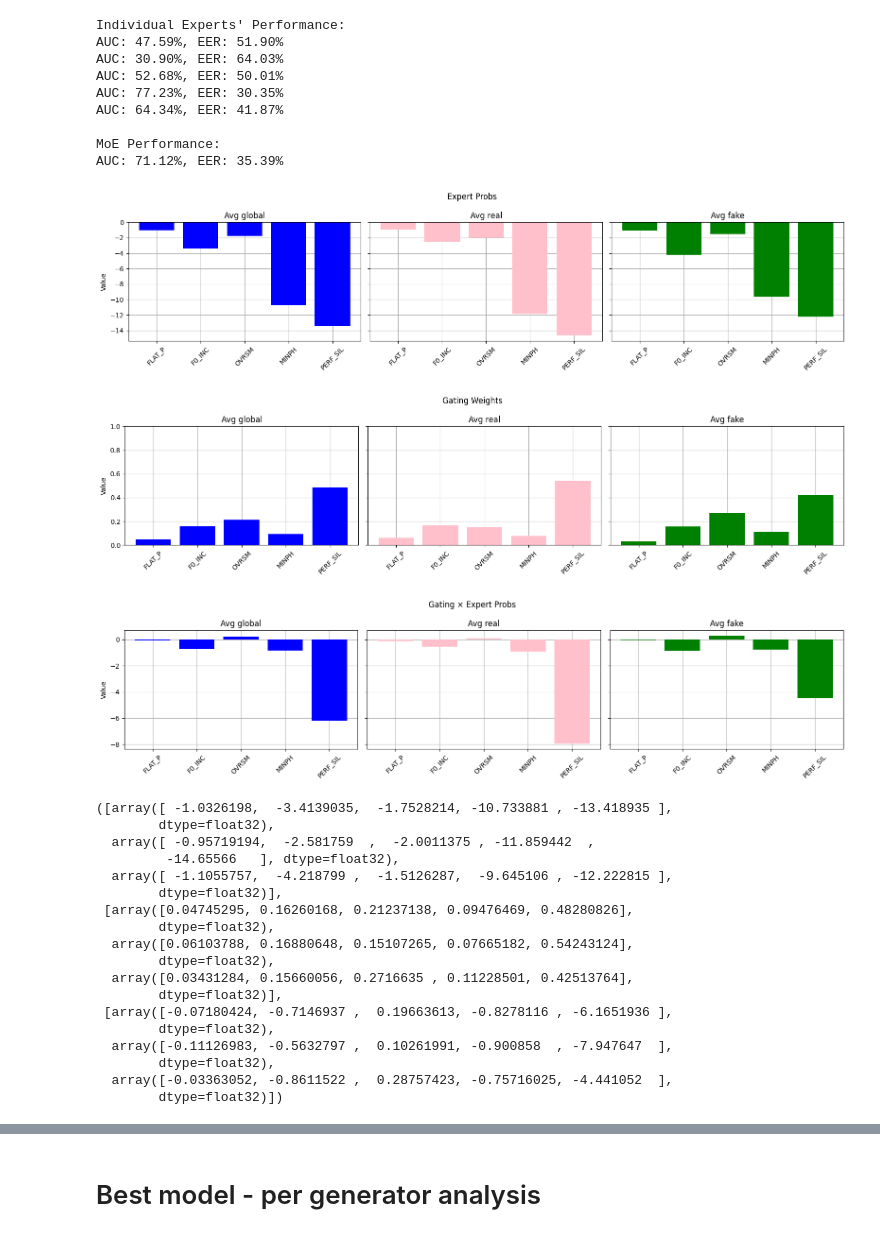
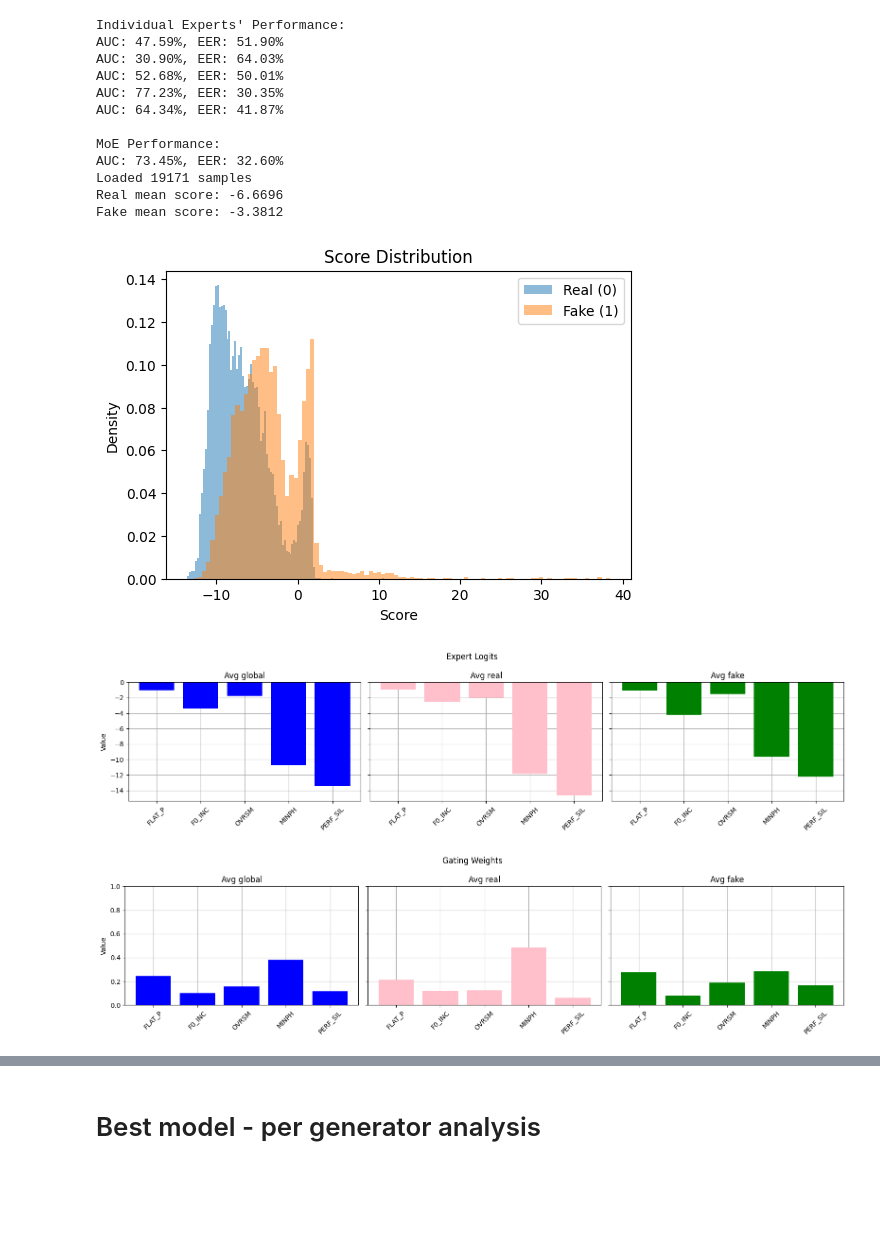
Before and after one commit to nii-yamagishilab/MoE-AntiDeepfake, a Jupyter notebook: notebooks/2_analyze_weights.ipynb, the cells around one changed output, grey strips where cells are left out. Saved outputs shown, nothing was run; the diff lists cells and outputs as text; code cells hidden in the pictures; blank space fills up the shorter version.

```diff
--- a/notebooks/2_analyze_weights.ipynb
+++ b/notebooks/2_analyze_weights.ipynb
@@ -139,36 +144,21 @@ def compute_res_and_plot(rootpath, model_name, expert_labels, distr=False, plot=
-# %%
-rootpath = "/home/smg/v-viola/moe_antideepfake/results/MoE/TargetCheck/ALL"
-model_name = "frozen_5_exp_wxL_no_temp_bce_only"
-expert_labels = ['FLAT_P', 'F0_INC', 'OVRSM', 'MINPH', 'PERF_SIL']
-compute_res_and_plot(rootpath, model_name, expert_labels=expert_labels)
-# %% [output]
-Individual Experts' Performance:
-AUC: 47.59%, EER: 51.90%
-AUC: 30.90%, EER: 64.03%
-AUC: 52.68%, EER: 50.01%
-AUC: 77.23%, EER: 30.35%
-AUC: 64.34%, EER: 41.87%
-
-MoE Performance:
-AUC: 71.12%, EER: 35.39%
-[figure, removed]
-[figure, removed]
-[figure, removed]
-([array([ -1.0326198,  -3.4139035,  -1.7528214, -10.733881 , -13.418935 ],
-        dtype=float32),
-  array([ -0.95719194,  -2.581759  ,  -2.0011375 , -11.859442  ,
-         -14.65566   ], dtype=float32),
-  array([ -1.1055757,  -4.218799 ,  -1.5126287,  -9.645106 , -12.222815 ],
-        dtype=float32)],
- [array([0.04745295, 0.16260168, 0.21237138, 0.09476469, 0.48280826],
-        dtype=float32),
-  array([0.06103788, 0.16880648, 0.15107265, 0.07665182, 0.54243124],
-        dtype=float32),
-  array([0.03431284, 0.15660056, 0.2716635 , 0.11228501, 0.42513764],
-        dtype=float32)],
- [array([-0.07180424, -0.7146937 ,  0.19663613, -0.8278116 , -6.1651936 ],
-        dtype=float32),
-  array([-0.11126983, -0.5632797 ,  0.10261991, -0.900858  , -7.947647  ],
-        dtype=float32),
-  array([-0.03363052, -0.8611522 ,  0.28757423, -0.75716025, -4.441052  ],
-        dtype=float32)])
+# %%
+rootpath = "/home/smg/v-viola/moe_antideepfake/results/MoE/TargetCheck/ALL"
+model_name = "frozen_5_exp_wxL_no_temp"
+expert_labels = ['FLAT_P', 'F0_INC', 'OVRSM', 'MINPH', 'PERF_SIL']
+compute_res_and_plot(rootpath, model_name, expert_labels=expert_labels, distr=True)
+# %% [output]
+Individual Experts' Performance:
+AUC: 47.59%, EER: 51.90%
+AUC: 30.90%, EER: 64.03%
+AUC: 52.68%, EER: 50.01%
+AUC: 77.23%, EER: 30.35%
+AUC: 64.34%, EER: 41.87%
+
+MoE Performance:
+AUC: 73.45%, EER: 32.60%
+Loaded 19171 samples
+Real mean score: -6.6696
+Fake mean score: -3.3812
+[figure, added]
+[figure, added]
+[figure, added]
```
Also changed, not shown: parts of 9 cells of this notebook, 18 other files.
